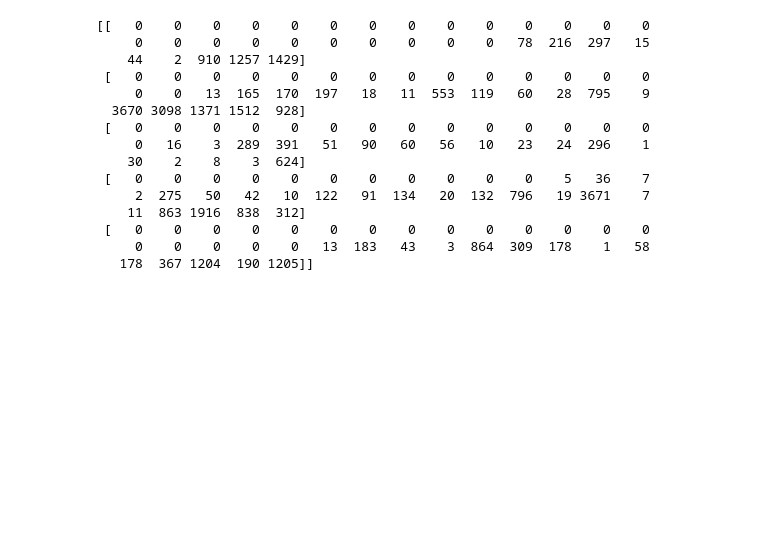
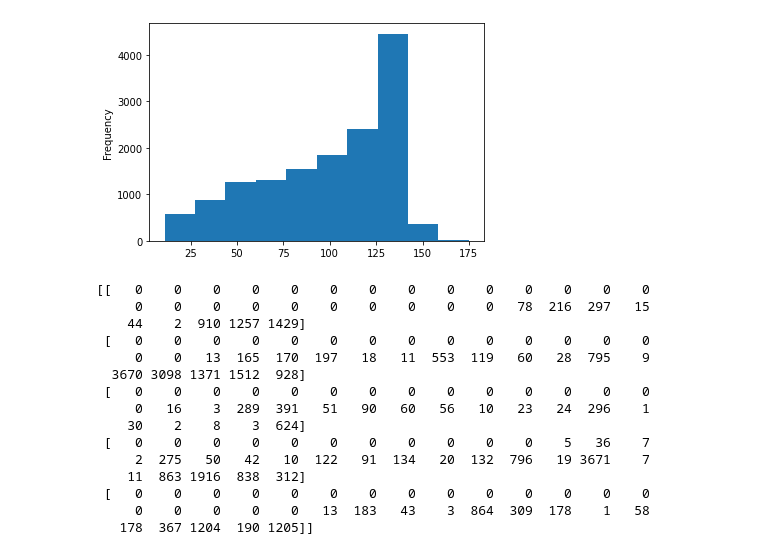
Before and after one commit to nicklamonica/stock-sentiment-analysis, a Jupyter notebook: main.ipynb, the cells around one changed output. Saved outputs shown, nothing was run; the diff lists cells and outputs as text; code cells hidden in the pictures; blank space fills up the shorter version.

```diff
--- a/main.ipynb
+++ b/main.ipynb
@@ -40,3 +46,8 @@ df.head(10)
+# %%
+df['text'].str.len().plot.hist()
+plt.savefig("images/tweet_len.png")
+# %% [output]
+[figure, added]
 # %%
 # tokenize
 tokenizer = Tokenizer(num_words=5000)
```
Also changed, not shown: parts of 3 cells of this notebook, 2 other files.
